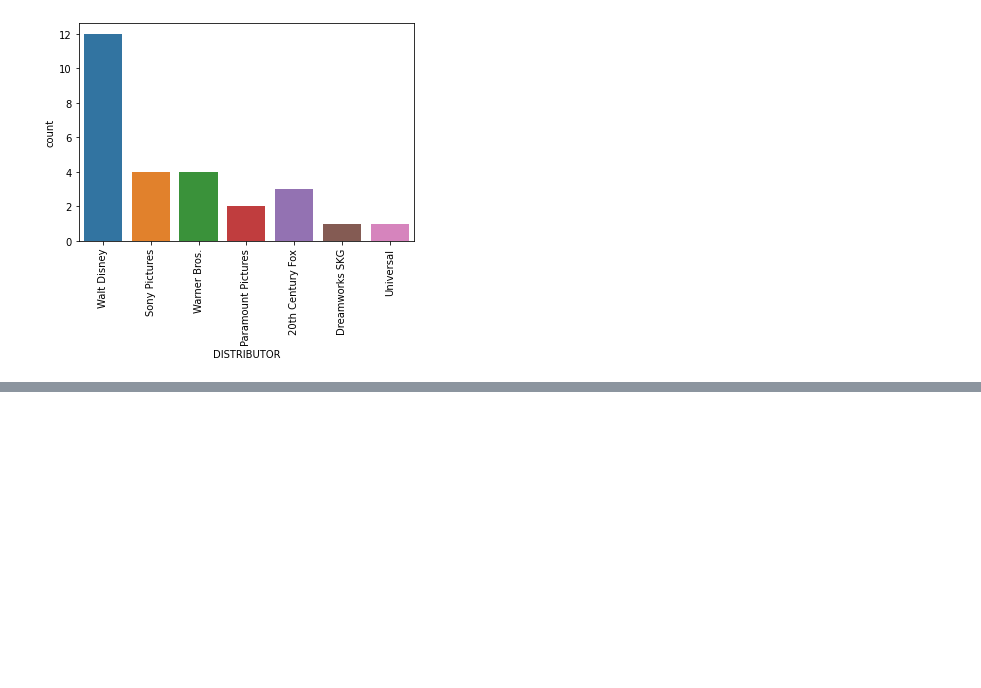
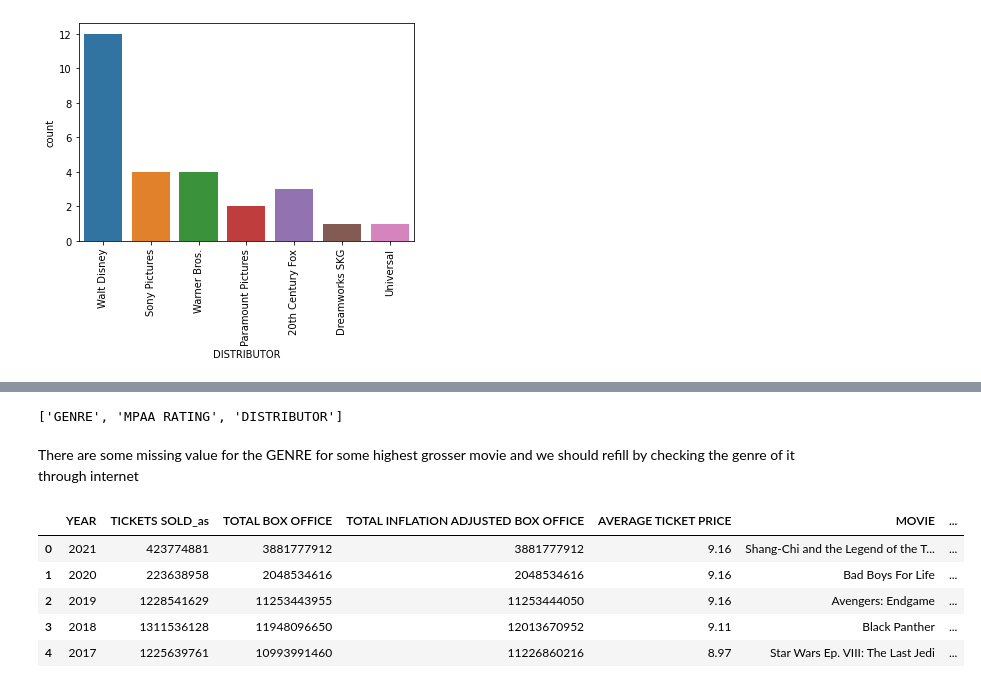
Before and after one commit to dcrowTMH/movie_eda, a Jupyter notebook: Movie_EDA.ipynb, the cells around one changed output, grey strips where cells are left out. Saved outputs shown, nothing was run; the diff lists cells and outputs as text; code cells hidden in the pictures; blank space fills up the shorter version.

```diff
--- a/Movie_EDA.ipynb
+++ b/Movie_EDA.ipynb
@@ -650,0 +628,6 @@ df_top_rat
+# %%
+catagories_column
+# %% [output]
+['GENRE', 'MPAA RATING', 'DISTRIBUTOR']
+# %% [markdown]
+There are some missing value for the GENRE for some highest grosser movie and we should refill by checking the genre of it through internet
@@ -650,0 +644,10 @@ df_top_rat
+# %%
+# Encode for the genre, MPAA rating and the distributor
+df1.head()
+# %% [output]
+|  | YEAR | TICKETS SOLD_as | TOTAL BOX OFFICE | TOTAL INFLATION ADJUSTED BOX OFFICE | AVERAGE TICKET PRICE | MOVIE | ... |
+| 0 | 2021 | 423774881 | 3881777912 | 3881777912 | 9.16 | Shang-Chi and the Legend of the T... | ... |
+| 1 | 2020 | 223638958 | 2048534616 | 2048534616 | 9.16 | Bad Boys For Life | ... |
+| 2 | 2019 | 1228541629 | 11253443955 | 11253444050 | 9.16 | Avengers: Endgame | ... |
+| 3 | 2018 | 1311536128 | 11948096650 | 12013670952 | 9.11 | Black Panther | ... |
+| 4 | 2017 | 1225639761 | 10993991460 | 11226860216 | 8.97 | Star Wars Ep. VIII: The Last Jedi | ... |
```
Also changed, not shown: parts of 15 cells of this notebook.
